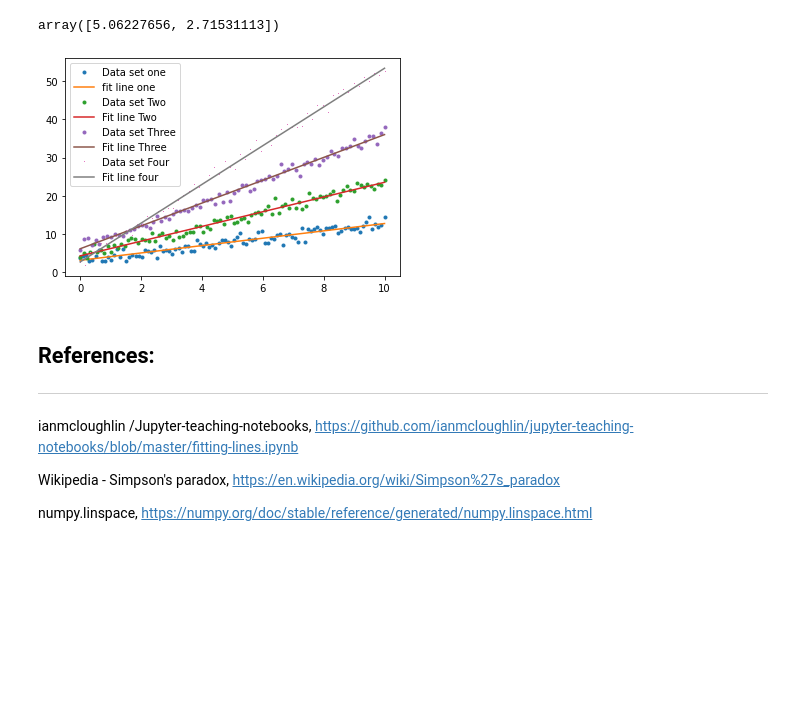
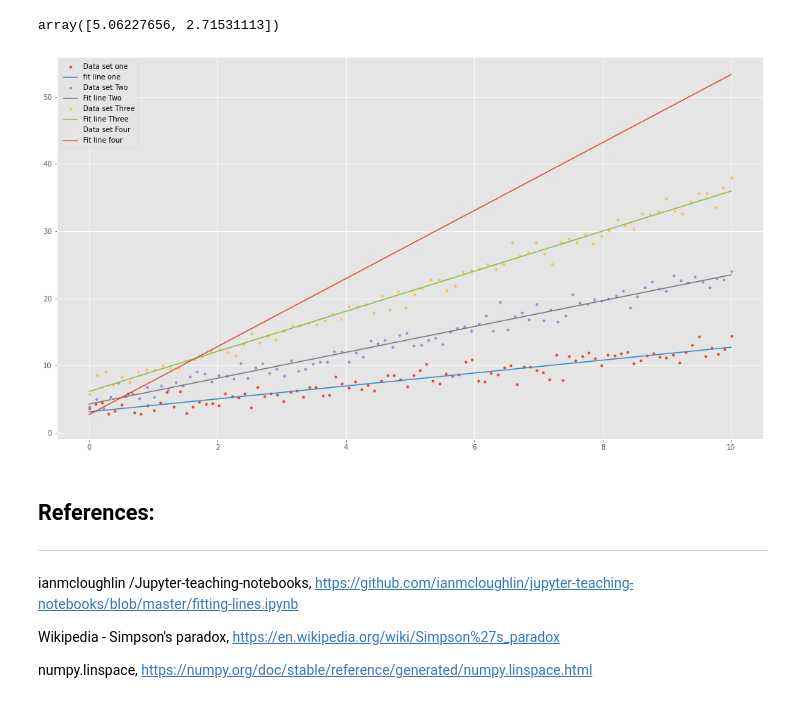
Before and after one commit to G00387847/fundamentalDataAnalysis-Task, a Jupyter notebook: FundamentDataAnalysis - Task.ipynb, the cells around one changed output. Drawn from its saved outputs; the diff is of its cells as text; code cells hidden in the pictures; blank space fills up the shorter version.

```diff
--- a/FundamentDataAnalysis - Task.ipynb
+++ b/FundamentDataAnalysis - Task.ipynb
@@ -399,18 +393,24 @@ coeffs4
 # %% [output]
 array([5.06227656, 2.71531113])
 # %%
+# plot style
+plt.style.use("ggplot")
+
+#  Bigger plots.
+plt.rcParams["figure.figsize"] = (18,10)
+
 # plot all data set on one graph
 plt.plot(x1, y1, '.', label = "Data set one")
 plt.plot(x1, coeffs1[0] * x1 + coeffs1[1], '-', label = 'fit line one')
 plt.plot(x2, y2, '.', label = "Data set Two")
 plt.plot(x2, coeffs2[0] * x2 + coeffs2[1], '-', label = 'Fit line Two')
 plt.plot(x3, y3, '.', label = "Data set Three")
 plt.plot(x3, coeffs3[0] * x3 + coeffs3[1], '-', label = 'Fit line Three')
 plt.plot(x4, y4, ',', label = "Data set Four")
 plt.plot(x4, coeffs4[0] * x4 + coeffs4[1], '-', label = 'Fit line four')
 plt.legend();
 # %% [output]
-[figure, old version]
+[figure, new version]
 # %% [markdown]
 ## References:
 
```
Also changed, not shown: parts of 1 cell of this notebook.
